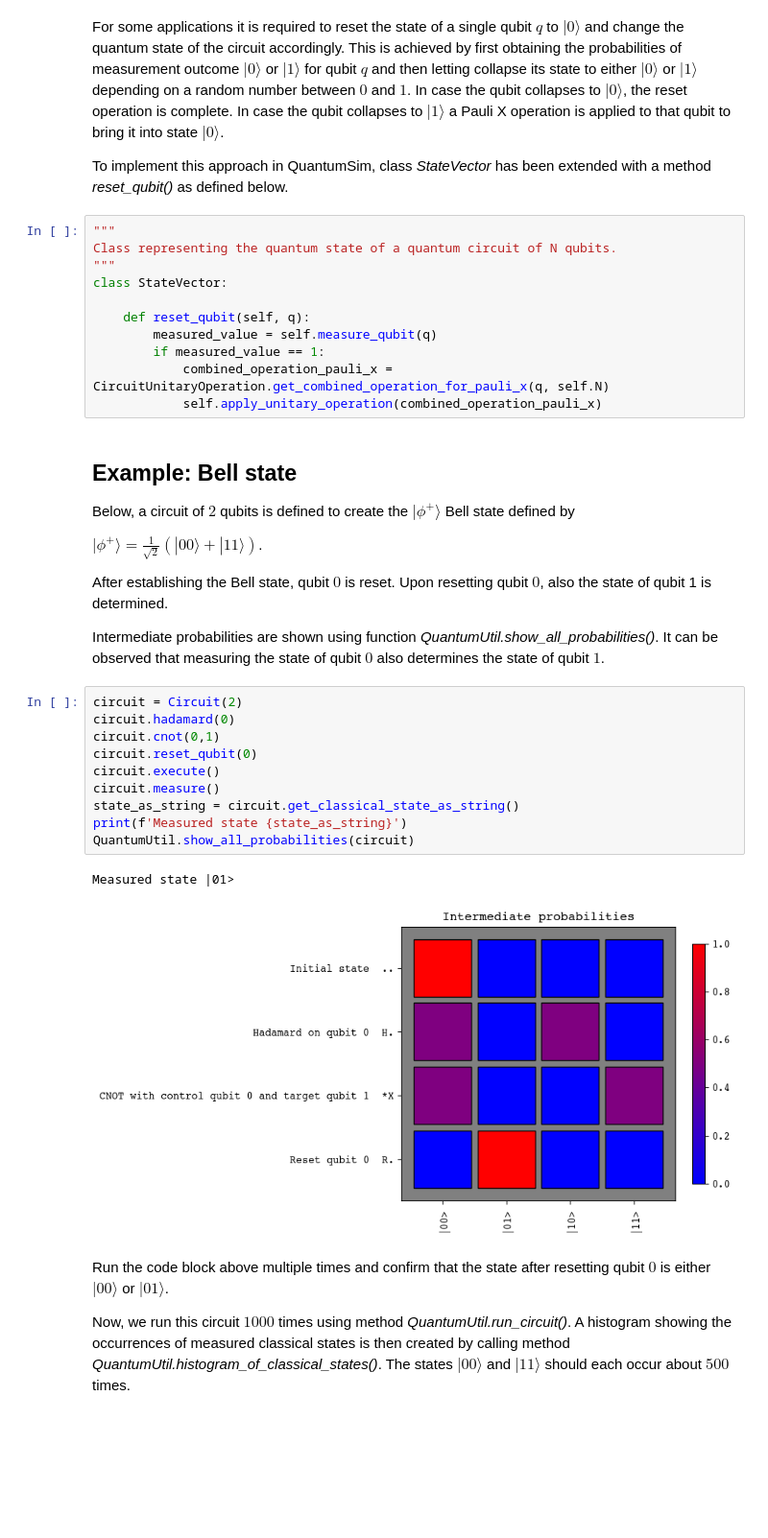
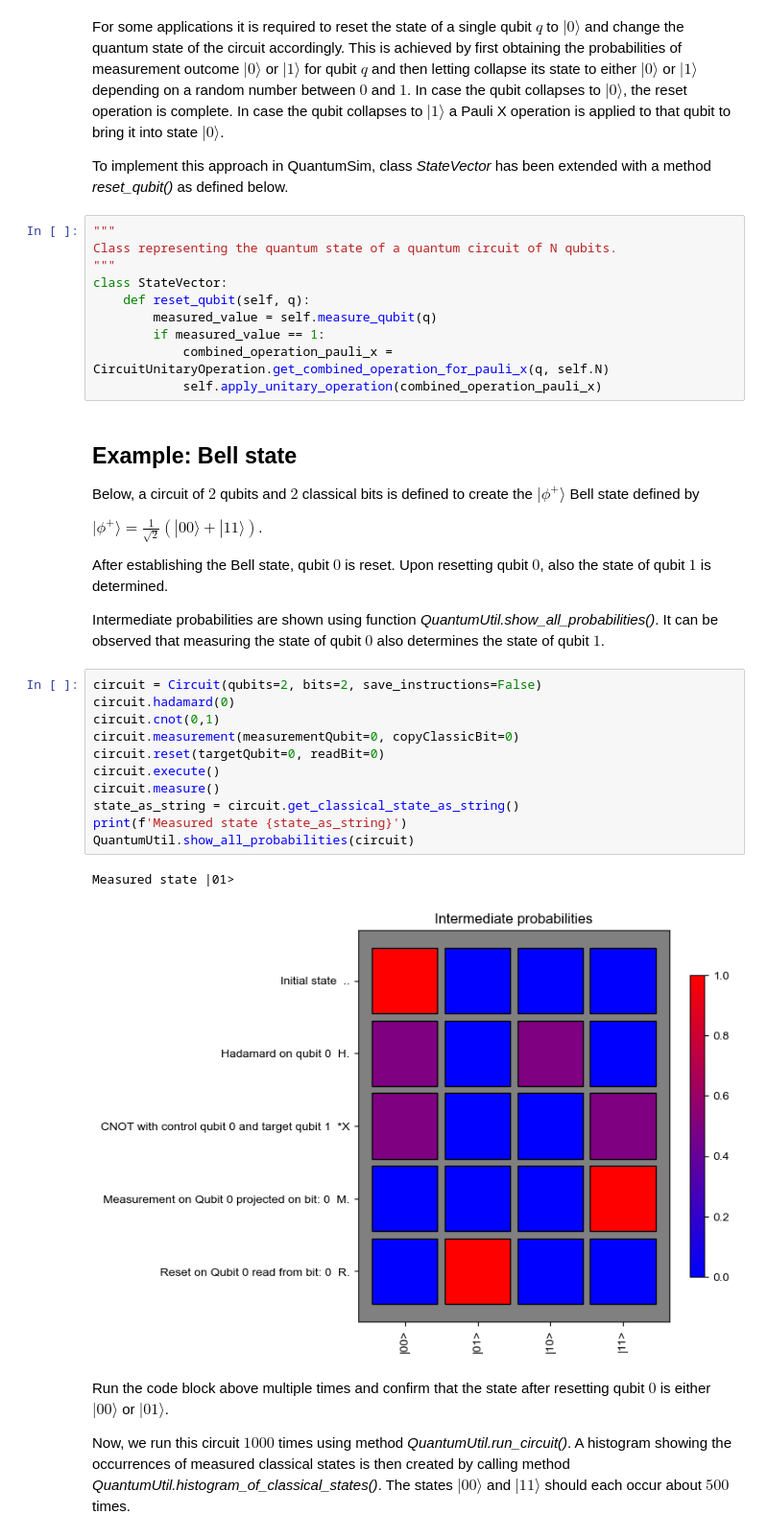
Before and after one commit to nicokuijpers/QuantumSim, a Jupyter notebook: QuantumSimQubitReset.ipynb, the cells around one changed output. Shown: that part at 96% size. Drawn from its saved outputs; the diff is of its cells as text; blank space fills up the shorter version.

Commit message:
Reset qubit with new version quantumsim

```diff
--- a/QuantumSimQubitReset.ipynb
+++ b/QuantumSimQubitReset.ipynb
@@ -24,7 +24,6 @@ To implement this approach in QuantumSim, class *StateVector* has been extended
 Class representing the quantum state of a quantum circuit of N qubits.
 """
 class StateVector:
-
     def reset_qubit(self, q):
         measured_value = self.measure_qubit(q)
         if measured_value == 1:
@@ -32,27 +31,28 @@ class StateVector:
             self.apply_unitary_operation(combined_operation_pauli_x)
 # %% [markdown]
 ## Example: Bell state
-Below, a circuit of $2$ qubits is defined to create the $|\phi^{+}\rangle$ Bell state defined by
+Below, a circuit of $2$ qubits and $2$ classical bits is defined to create the $|\phi^{+}\rangle$ Bell state defined by
 
 $|\phi^{+}\rangle = \frac{1}{\sqrt{2}} (|00\rangle + |11\rangle)$.
 
-After establishing the Bell state, qubit $0$ is reset. Upon resetting qubit $0$, also the state of qubit 1 is determined.
+After establishing the Bell state, qubit $0$ is reset. Upon resetting qubit $0$, also the state of qubit $1$ is determined.
 
 Intermediate probabilities are shown using function *QuantumUtil.show_all_probabilities()*.
 It can be observed that measuring the state of qubit $0$ also determines the state of qubit $1$.
 # %%
-circuit = Circuit(2)
+circuit = Circuit(qubits=2, bits=2, save_instructions=False)
 circuit.hadamard(0)
 circuit.cnot(0,1)
-circuit.reset_qubit(0)
+circuit.measurement(measurementQubit=0, copyClassicBit=0)
+circuit.reset(targetQubit=0, readBit=0)
 circuit.execute()
 circuit.measure()
 state_as_string = circuit.get_classical_state_as_string()
 print(f'Measured state {state_as_string}')
 QuantumUtil.show_all_probabilities(circuit)
 # %% [output]
 Measured state |01>
-[figure, old version]
+[figure, new version]
 # %% [markdown]
 
 Run the code block above multiple times and confirm that the state after resetting qubit $0$ is either $|00\rangle$ or $|01\rangle$.
```
Also changed, not shown: parts of 5 cells of this notebook.
